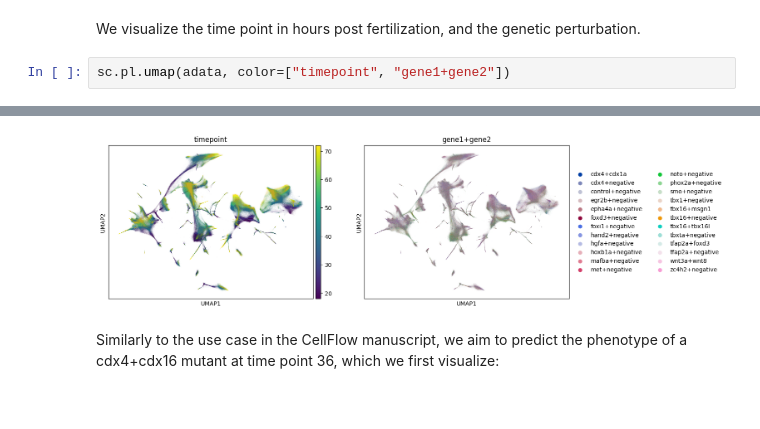
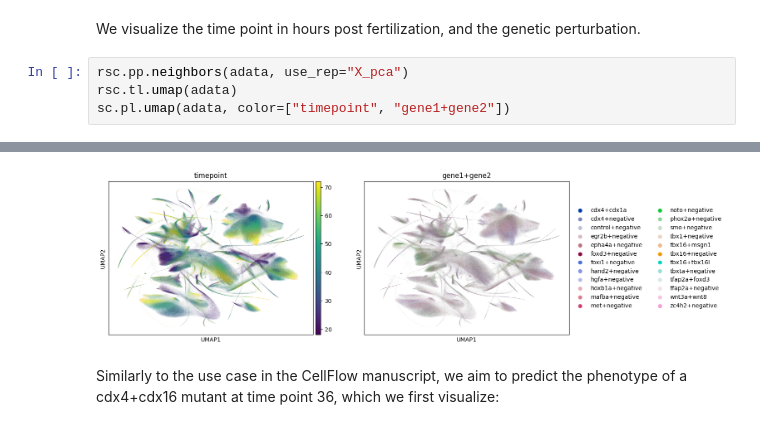
Before and after one commit to theislab/scaling_flow, a Jupyter notebook: docs/notebooks/200_zebrafish.ipynb, the cells around one changed output, grey strips where cells are left out. Drawn from its saved outputs; the diff is of its cells as text.

```diff
--- a/docs/notebooks/200_zebrafish.ipynb
+++ b/docs/notebooks/200_zebrafish.ipynb
@@ -53,5 +53,7 @@ adata.obs.head()
 # %% [markdown]
 We visualize the time point in hours post fertilization, and the genetic perturbation.
 # %%
+rsc.pp.neighbors(adata, use_rep="X_pca")
+rsc.tl.umap(adata)
 sc.pl.umap(adata, color=["timepoint", "gene1+gene2"])
 # %% [output]
@@ -58,4 +64,4 @@ sc.pl.umap(adata, color=["timepoint", "gene1+gene2"])
-[figure, old version]
+[figure, new version]
 # %% [markdown]
 Similarly to the use case in the CellFlow manuscript, we aim to predict the phenotype of a cdx4+cdx16 mutant at time point 36, which we first visualize:
 # %%
```
Also changed, not shown: parts of 17 cells of this notebook.
